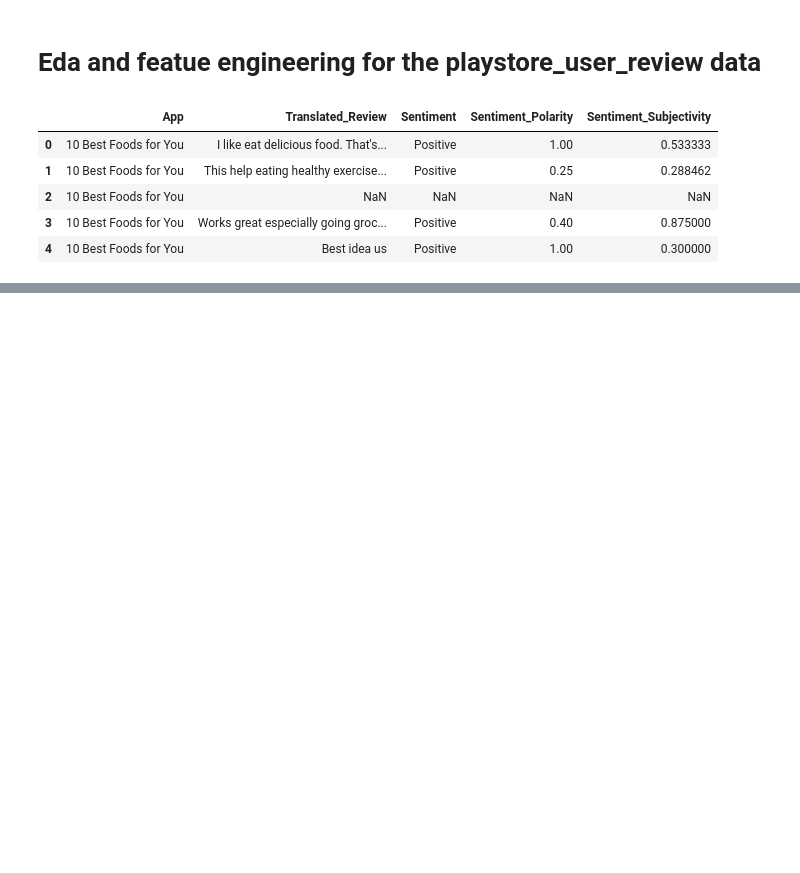
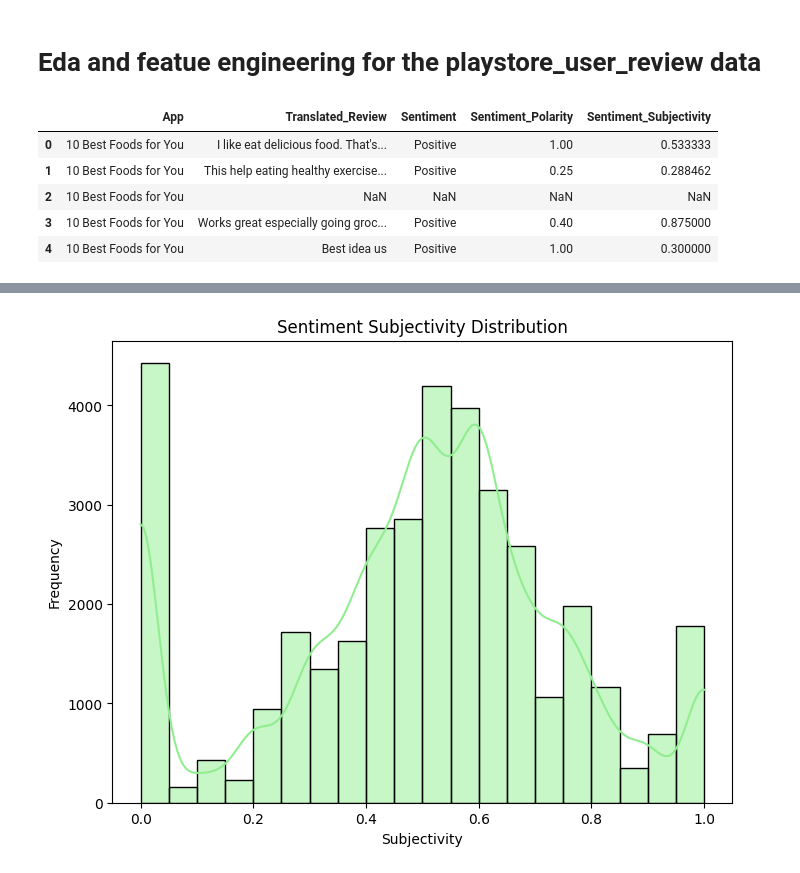
Before and after one commit to ashokrawatt/New-ML-Project, a Jupyter notebook: notebook/EDA.ipynb, the cells around one changed output, grey strips where cells are left out. Drawn from its saved outputs; the diff is of its cells as text; code cells hidden in the pictures; blank space fills up the shorter version.

```diff
--- a/notebook/EDA.ipynb
+++ b/notebook/EDA.ipynb
@@ -175,0 +229,10 @@ reviews_df.head()
+# %%
+# Sentiment Subjectivity Distribution
+plt.figure(figsize=(8, 6))
+sns.histplot(reviews_df['Sentiment_Subjectivity'], bins=20, color='lightgreen', kde=True)
+plt.title('Sentiment Subjectivity Distribution')
+plt.xlabel('Subjectivity')
+plt.ylabel('Frequency')
+plt.show()
+# %% [output]
+[figure, added]
```
Also changed, not shown: parts of 29 cells of this notebook.
